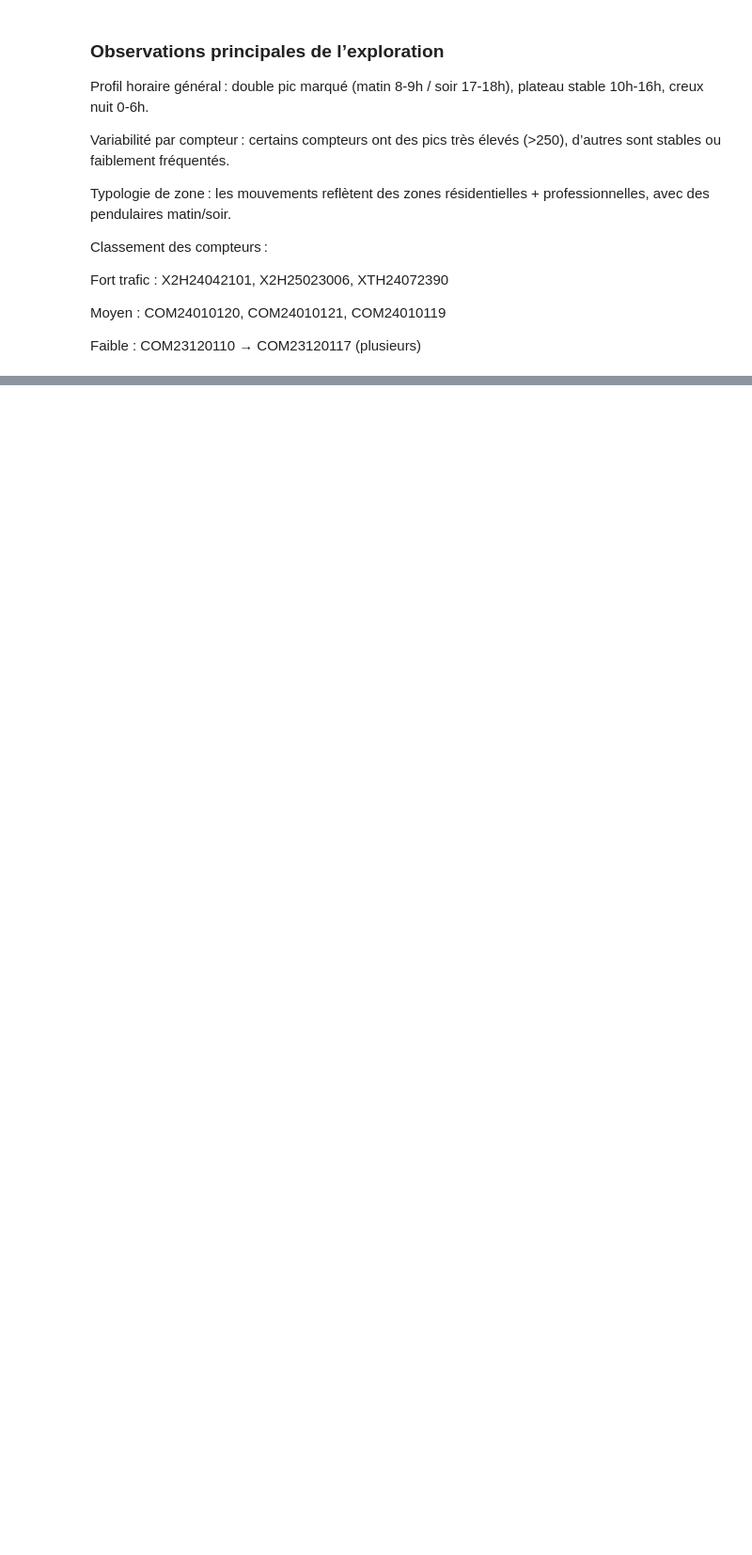
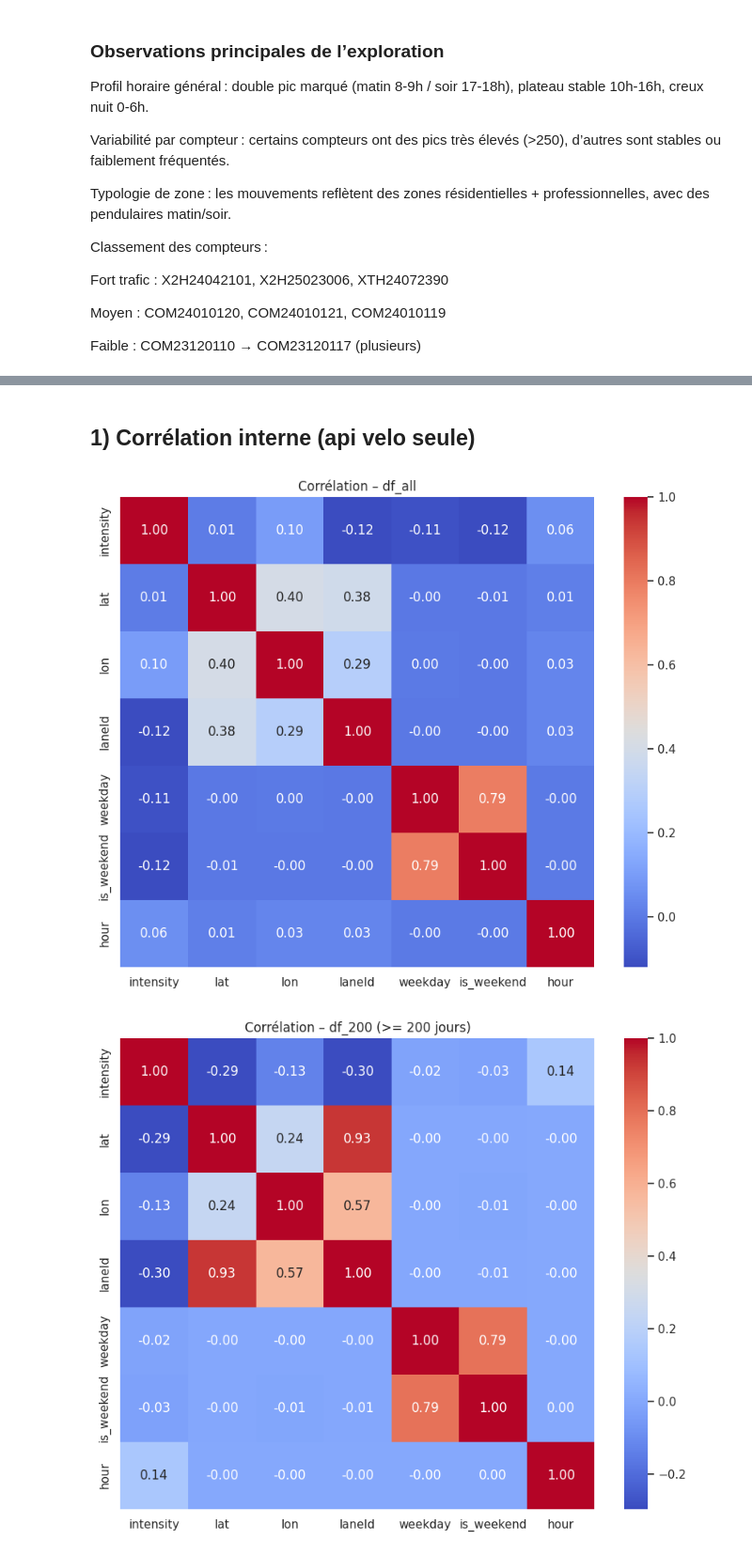
Before and after one commit to nabil-ghazali/velomag_montpellier, a Jupyter notebook: notebooks/velo.ipynb, the cells around one changed output, grey strips where cells are left out. Shown at 94% size. Saved outputs shown, nothing was run; the diff lists cells and outputs as text; code cells hidden in the pictures; blank space fills up the shorter version.

```diff
--- a/notebooks/velo.ipynb
+++ b/notebooks/velo.ipynb
@@ -306,0 +568,5 @@ Faible : COM23120110 → COM23120117 (plusieurs)
+# %%
+# 1️ Récupérer les listes de compteurs par catégorie
+counters_200 = duration[duration["category"] == "plus de 200 jours"].index.tolist()
+counters_162 = duration[duration["category"] == "162 jours ou plus"].index.tolist()
+counters_100 = duration[duration["category"] == "moins de 100 jours"].index.tolist()
@@ -306,0 +581,3 @@ Faible : COM23120110 → COM23120117 (plusieurs)
+# %%
+df_200 = df_all[df_all["counter_id"].isin(counters_200)].copy()
+df_100 = df_all[df_all["counter_id"].isin(counters_100)].copy()
@@ -306,0 +612,21 @@ Faible : COM23120110 → COM23120117 (plusieurs)
+# %% [markdown]
+## 1) Corrélation interne (api velo seule)
+# %%
+import seaborn as sns
+import matplotlib.pyplot as plt
+
+def plot_correlation(df, title):
+    plt.figure(figsize=(10, 8))
+    corr = df.corr(numeric_only=True)
+    sns.heatmap(corr, annot=True, cmap='coolwarm', fmt=".2f")
+    plt.title(title)
+    plt.show()
+
+# Corrélations
+plot_correlation(df_all, "Corrélation – df_all")
+plot_correlation(df_200, "Corrélation – df_200 (>= 200 jours)")
+plot_correlation(df_162, "Corrélation – df_162 (>= 162 jours)")
+plot_correlation(df_100, "Corrélation – df_100 (< 100 jours)")
+# %% [output]
+[figure, added]
+[figure, added]
```
Also changed, not shown: parts of 37 cells of this notebook, 1 other file.
